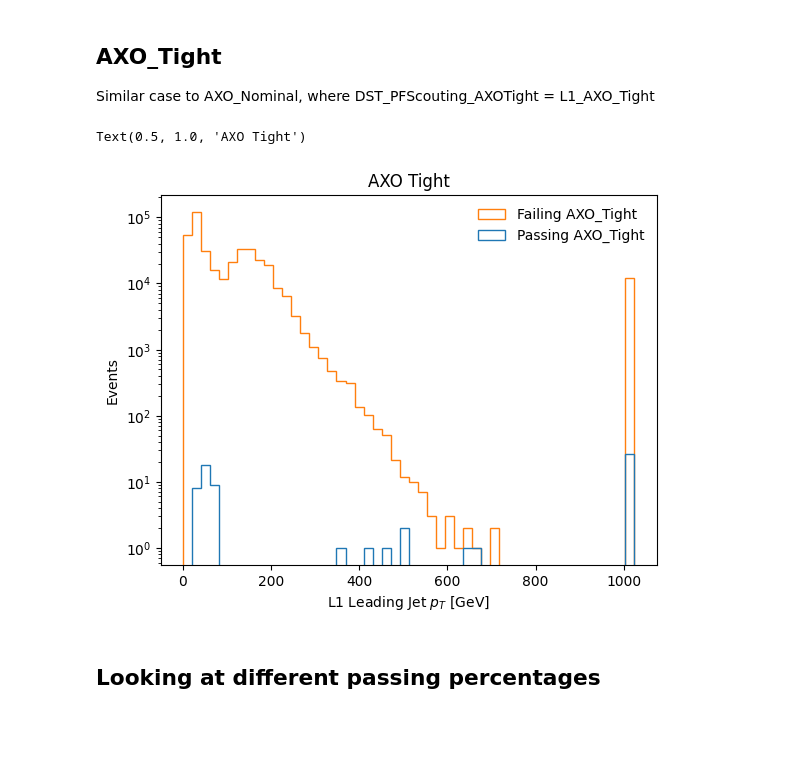
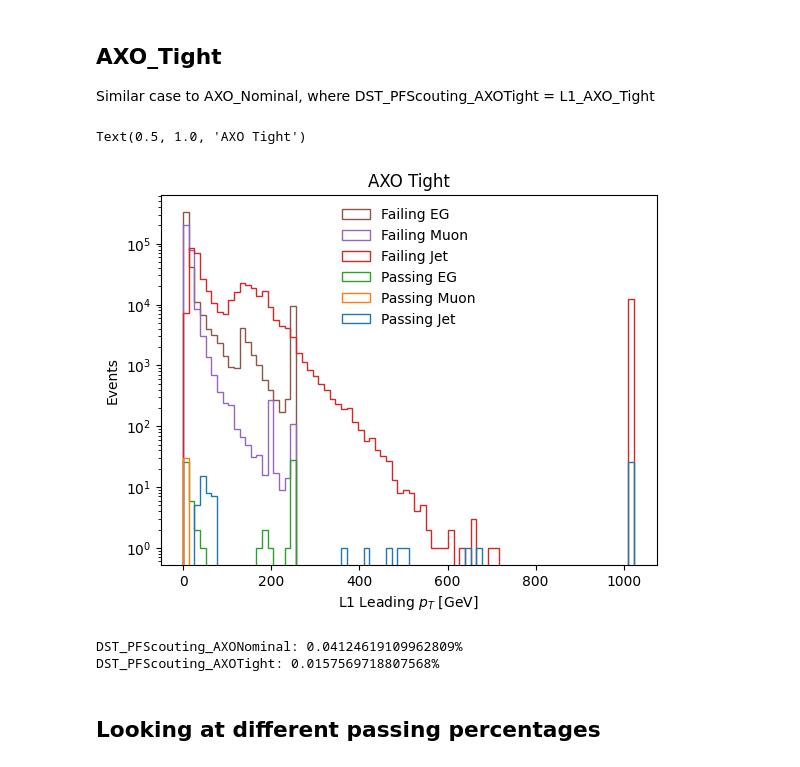
Before and after one commit to AdaCollins01/completed_axol1tl_practice, a Jupyter notebook: 4_getting_started_with_triggers.ipynb, the cells around one changed output. Drawn from its saved outputs; the diff is of its cells as text; code cells hidden in the pictures; blank space fills up the shorter version.

```diff
--- a/4_getting_started_with_triggers.ipynb
+++ b/4_getting_started_with_triggers.ipynb
@@ -433,27 +490,49 @@ Since it only has one seed, DST_PFScouting_AXONominal should = L1_AXO_Nominal
 ## AXO_Tight
 Similar case to AXO_Nominal, where DST_PFScouting_AXOTight = L1_AXO_Tight
 # %%
-jet_pt = events["L1Jet_pt"].array()[jet_bx_0] # Again, jet and mask?
+# AXO triggers take in all objects, because who knows what it's collecting!
+jet_bx_0 = events["L1Jet_bx"].array() == 0
+jet_pt = events["L1Jet_pt"].array()[jet_bx_0]
+mu_bx_0 = events["L1Mu_bx"].array() == 0
+mu_pt = events["L1Mu_pt"].array()[mu_bx_0]
+eg_bx_0 = events["L1EG_bx"].array() == 0
+eg_pt = events["L1EG_pt"].array()[eg_bx_0]
 
-#Do we need a bunch crossing here too?
 axotight_trigger_bits = events["DST_PFScouting_AXOTight"].array()
-axotight_pass = jet_pt[axotight_trigger_bits][:,0:1] #Same leading thing? Check mu_pt array
-axotight_fail = jet_pt[~axotight_trigger_bits][:,0:1]
+axotight_objs = [ak.flatten(jet_pt[axotight_trigger_bits][:,0:1]), #Same leading thing? Check mu_pt array
+               ak.flatten(mu_pt[axotight_trigger_bits][:,0:1]),
+               ak.flatten(eg_pt[axotight_trigger_bits][:,0:1]),
+               ak.flatten(jet_pt[~axotight_trigger_bits][:,0:1]),
+               ak.flatten(mu_pt[~axotight_trigger_bits][:,0:1]),
+               ak.flatten(eg_pt[~axotight_trigger_bits][:,0:1])]
 
-
-plt.hist([ak.flatten(axotight_pass), #Every event that passed
-         ak.flatten(axotight_fail)], #Every event that failed
-         bins=50,
-         label=["Passing AXO_Tight","Failing AXO_Tight"],
+axotight_labels = ["Passing Jet", "Passing Muon", "Passing EG", "Failing Jet", "Failing Muon", "Failing EG"]
+plt.hist(axotight_objs,
+         bins=80,
+         label= axotight_labels,
          histtype='step')
 plt.legend(frameon=False)
 plt.yscale('log')
-plt.xlabel(r"L1 Leading Jet $p_T$ [GeV]")
+plt.xlabel(r"L1 Leading $p_T$ [GeV]")
 plt.ylabel("Events")
 plt.title("AXO Tight")
 # %% [output]
 Text(0.5, 1.0, 'AXO Tight')
-[figure, old version]
+[figure, new version]
+# %%
+# AXO Nominal vs. Tight:
+total_number_of_events = len(events["event"].array())
+storage_dst = []
+for key, value in events.items():
+    if "_AXO" in key:
+         passing_axo = np.sum(value)
+         percent_axo = (passing_axo / total_number_of_events) * 100
+         print(f"{key}: {percent_axo}%")
+
+# AXO is in fact larger! Woohoo!
+# %% [output]
+DST_PFScouting_AXONominal: 0.04124619109962809%
+DST_PFScouting_AXOTight: 0.0157569718807568%
 # %% [markdown]
 ## Looking at different passing percentages
 # %%
```
Also changed, not shown: parts of 17 cells of this notebook.
